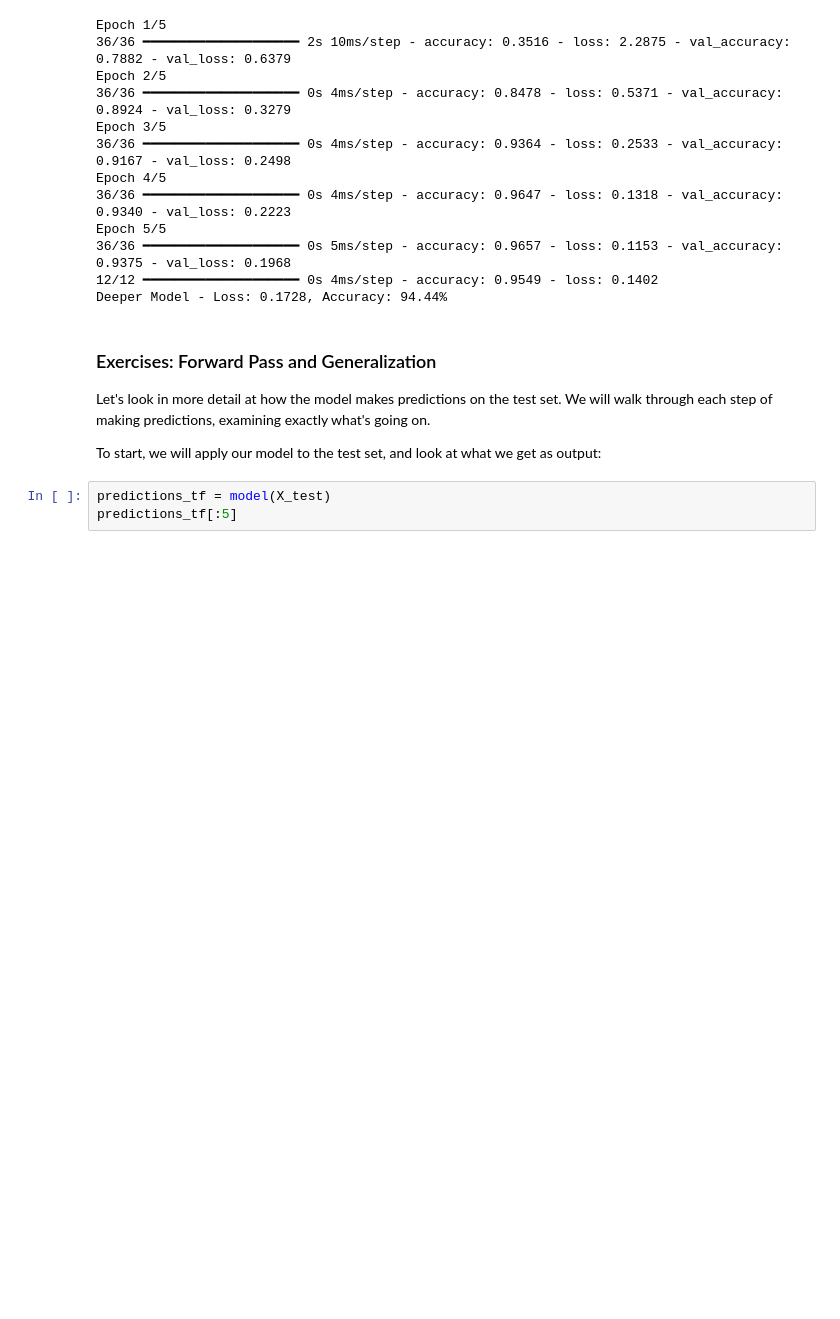
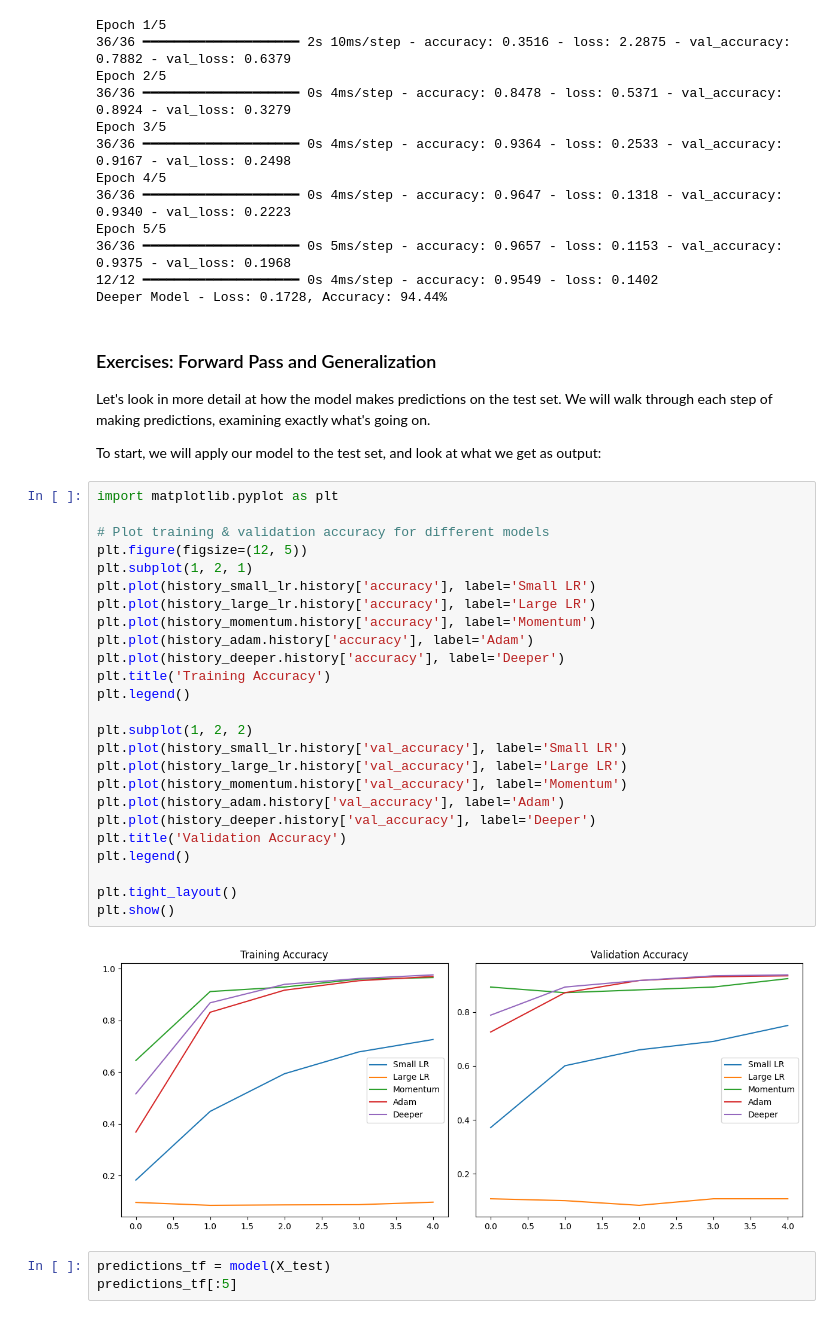
Before and after one commit to andreero0/deep_learning, a Jupyter notebook: 01_materials/labs/lab_1.ipynb, the cells around one changed output. Saved outputs shown, nothing was run; the diff lists cells and outputs as text; blank space fills up the shorter version.

```diff
--- a/01_materials/labs/lab_1.ipynb
+++ b/01_materials/labs/lab_1.ipynb
@@ -536,6 +536,33 @@ Deeper Model - Loss: 0.1728, Accuracy: 94.44%
 Let's look in more detail at how the model makes predictions on the test set. We will walk through each step of making predictions, examining exactly what's going on.
 
 To start, we will apply our model to the test set, and look at what we get as output:
+# %%
+import matplotlib.pyplot as plt
+
+# Plot training & validation accuracy for different models
+plt.figure(figsize=(12, 5))
+plt.subplot(1, 2, 1)
+plt.plot(history_small_lr.history['accuracy'], label='Small LR')
+plt.plot(history_large_lr.history['accuracy'], label='Large LR')
+plt.plot(history_momentum.history['accuracy'], label='Momentum')
+plt.plot(history_adam.history['accuracy'], label='Adam')
+plt.plot(history_deeper.history['accuracy'], label='Deeper')
+plt.title('Training Accuracy')
+plt.legend()
+
+plt.subplot(1, 2, 2)
+plt.plot(history_small_lr.history['val_accuracy'], label='Small LR')
+plt.plot(history_large_lr.history['val_accuracy'], label='Large LR')
+plt.plot(history_momentum.history['val_accuracy'], label='Momentum')
+plt.plot(history_adam.history['val_accuracy'], label='Adam')
+plt.plot(history_deeper.history['val_accuracy'], label='Deeper')
+plt.title('Validation Accuracy')
+plt.legend()
+
+plt.tight_layout()
+plt.show()
+# %% [output]
+[figure, added]
 # %%
 predictions_tf = model(X_test)
 predictions_tf[:5]
```
